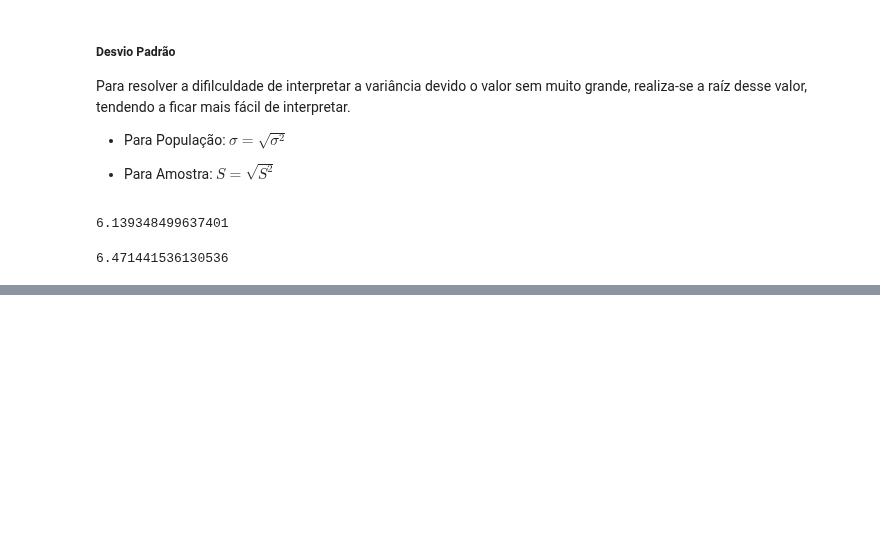
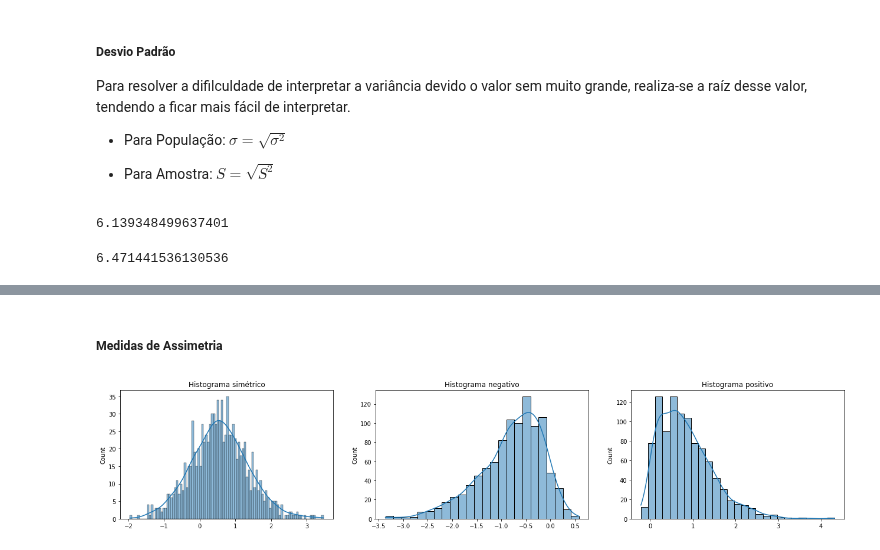
Before and after one commit to jvataidee/ManualdeAnalisedeDadosPython, a Jupyter notebook: cap2_estatistica_descritiva_univariada.ipynb, the cells around one changed output, grey strips where cells are left out. Drawn from its saved outputs; the diff is of its cells as text; code cells hidden in the pictures; blank space fills up the shorter version.

```diff
--- a/cap2_estatistica_descritiva_univariada.ipynb
+++ b/cap2_estatistica_descritiva_univariada.ipynb
@@ -668,0 +723,16 @@ $S  =  \frac{S}{\sqrt{n}}$
+# %% [markdown]
+##### Medidas de Assimetria
+# %%
+dados_simetricos = skewnorm.rvs(a=1, size=1000)
+dados_negativo = skewnorm.rvs(a=-4, size=1000)
+dados_positivo = skewnorm.rvs(a=10, size=1000)
+# %%
+fig, ax = plt.subplots(1, 3, figsize = (22, 4))
+ax[0].set_title("Histograma simétrico")
+ax[1].set_title("Histograma negativo")
+ax[2].set_title("Histograma positivo")
+sns.histplot(dados_simetricos, kde=True, bins=100, legend=False, ax = ax[0])
+sns.histplot(dados_negativo, kde=True,  bins='auto', legend=False, ax = ax[1])
+sns.histplot(dados_positivo , kde=True,  bins='auto', legend=False, ax = ax[2]);
+# %% [output]
+[figure, added]
```
Also changed, not shown: parts of 28 cells of this notebook.
